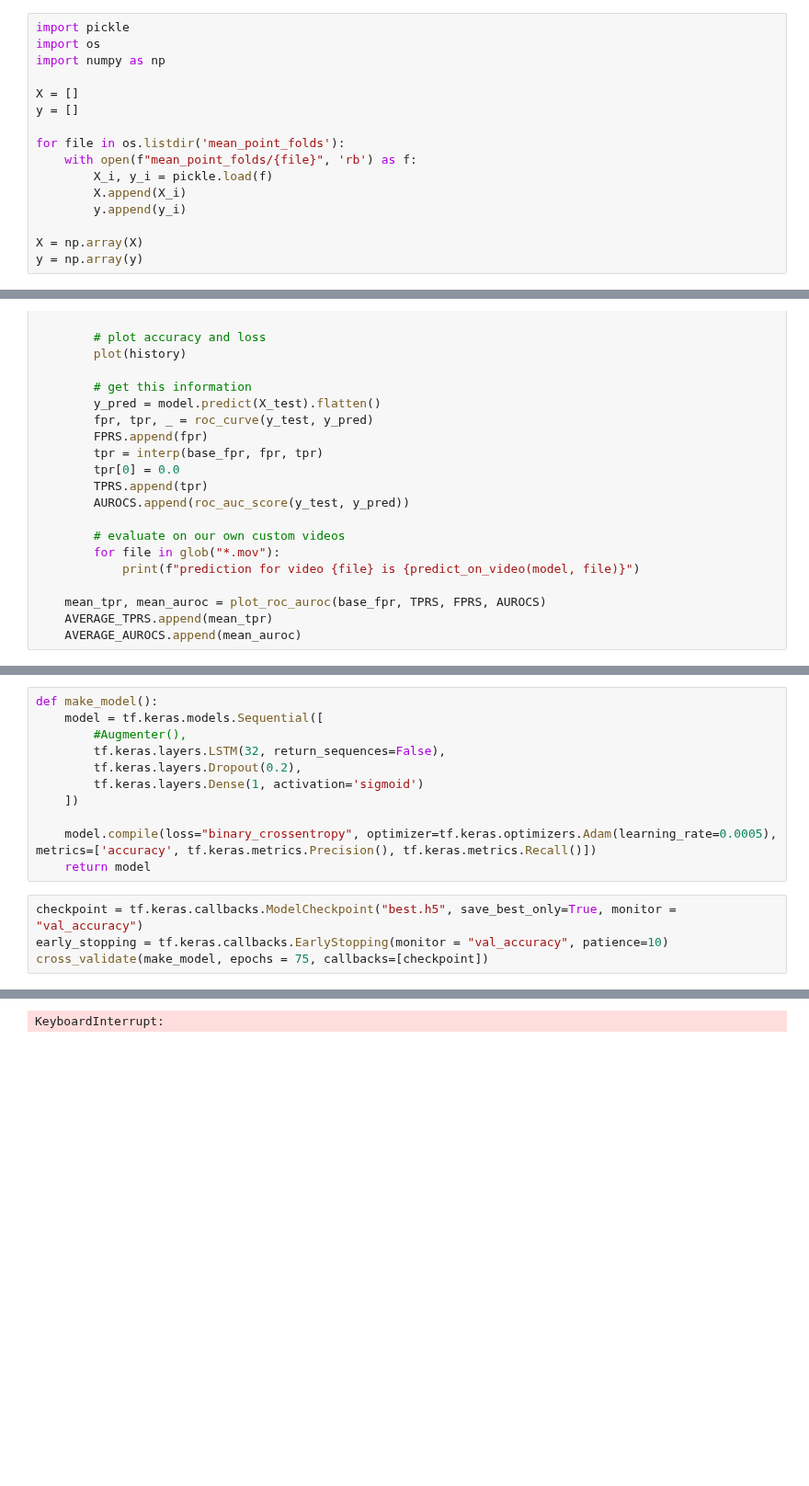
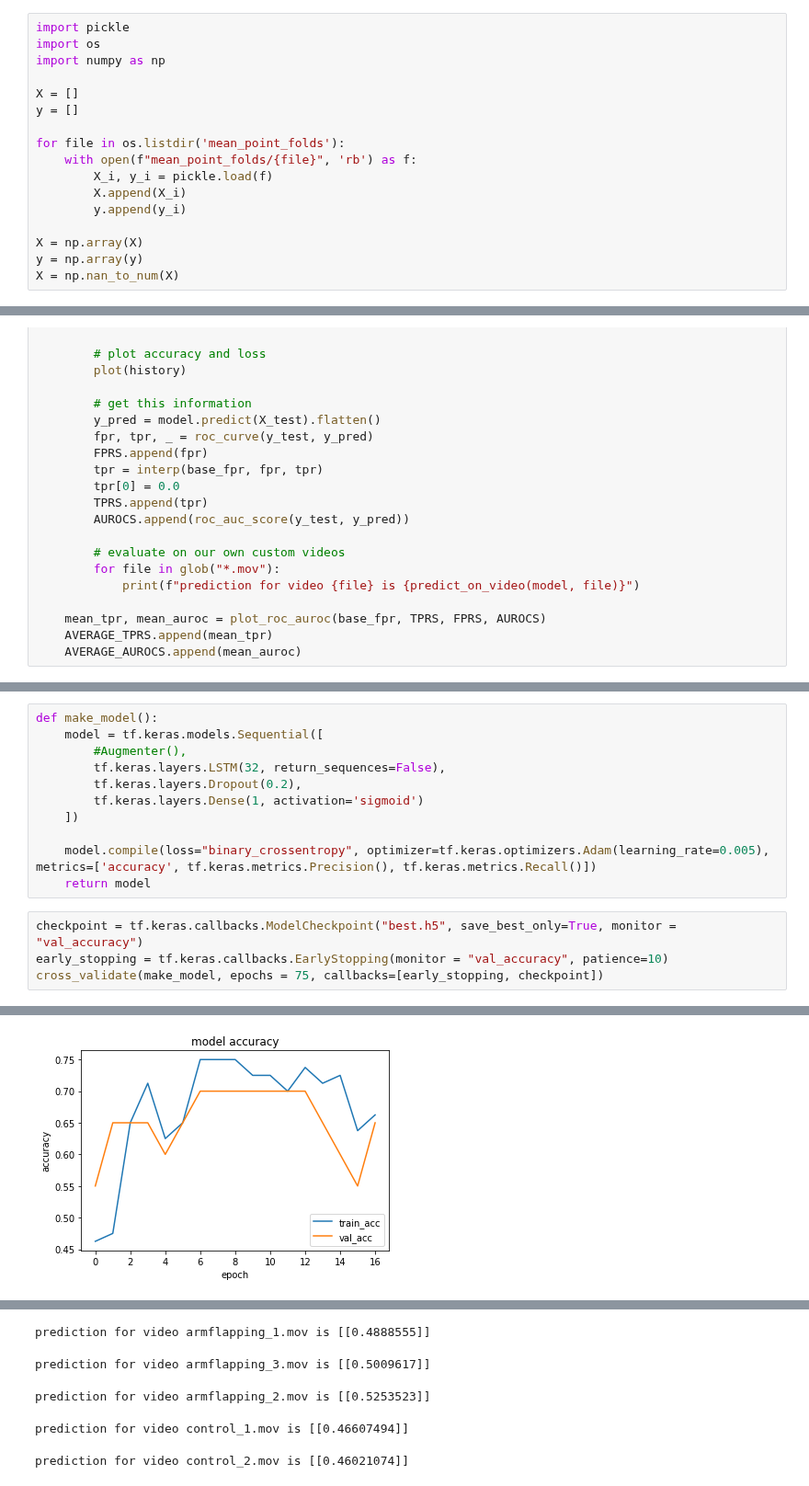
Before and after one commit to anish-lakkapragada/Hand-Classification-For-Autism-Diagnosis, a Jupyter notebook: Playground.ipynb, the cells around one changed output, grey strips where cells are left out. Shown at 92% size. Cells and saved outputs as stored; diff of their text form; blank space fills up the shorter version.

```diff
--- a/Playground.ipynb
+++ b/Playground.ipynb
@@ -295,3 +299,4 @@ for file in os.listdir('mean_point_folds'):
 
 X = np.array(X)
 y = np.array(y)
+X = np.nan_to_num(X)
@@ -456,11 +471,11 @@ def make_model():
         tf.keras.layers.Dense(1, activation='sigmoid')
     ])
 
-    model.compile(loss="binary_crossentropy", optimizer=tf.keras.optimizers.Adam(learning_rate=0.0005), metrics=['accuracy', tf.keras.metrics.Precision(), tf.keras.metrics.Recall()])
+    model.compile(loss="binary_crossentropy", optimizer=tf.keras.optimizers.Adam(learning_rate=0.005), metrics=['accuracy', tf.keras.metrics.Precision(), tf.keras.metrics.Recall()])
     return model
 # %%
 checkpoint = tf.keras.callbacks.ModelCheckpoint("best.h5", save_best_only=True, monitor = "val_accuracy")
 early_stopping = tf.keras.callbacks.EarlyStopping(monitor = "val_accuracy", patience=10)
-cross_validate(make_model, epochs = 75, callbacks=[checkpoint])
+cross_validate(make_model, epochs = 75, callbacks=[early_stopping, checkpoint])
 # %% [output]
 Epoch 1/75
@@ -482,0 +498 @@ Epoch 37/75
+[figure, added]
@@ -483 +500,5 @@ Epoch 37/75
-KeyboardInterrupt:
+prediction for video armflapping_1.mov is [[0.4888555]]
+prediction for video armflapping_3.mov is [[0.5009617]]
+prediction for video armflapping_2.mov is [[0.5253523]]
+prediction for video control_1.mov is [[0.46607494]]
+prediction for video control_2.mov is [[0.46021074]]
```
Also changed, not shown: parts of 4 cells of this notebook, 9 other files.
